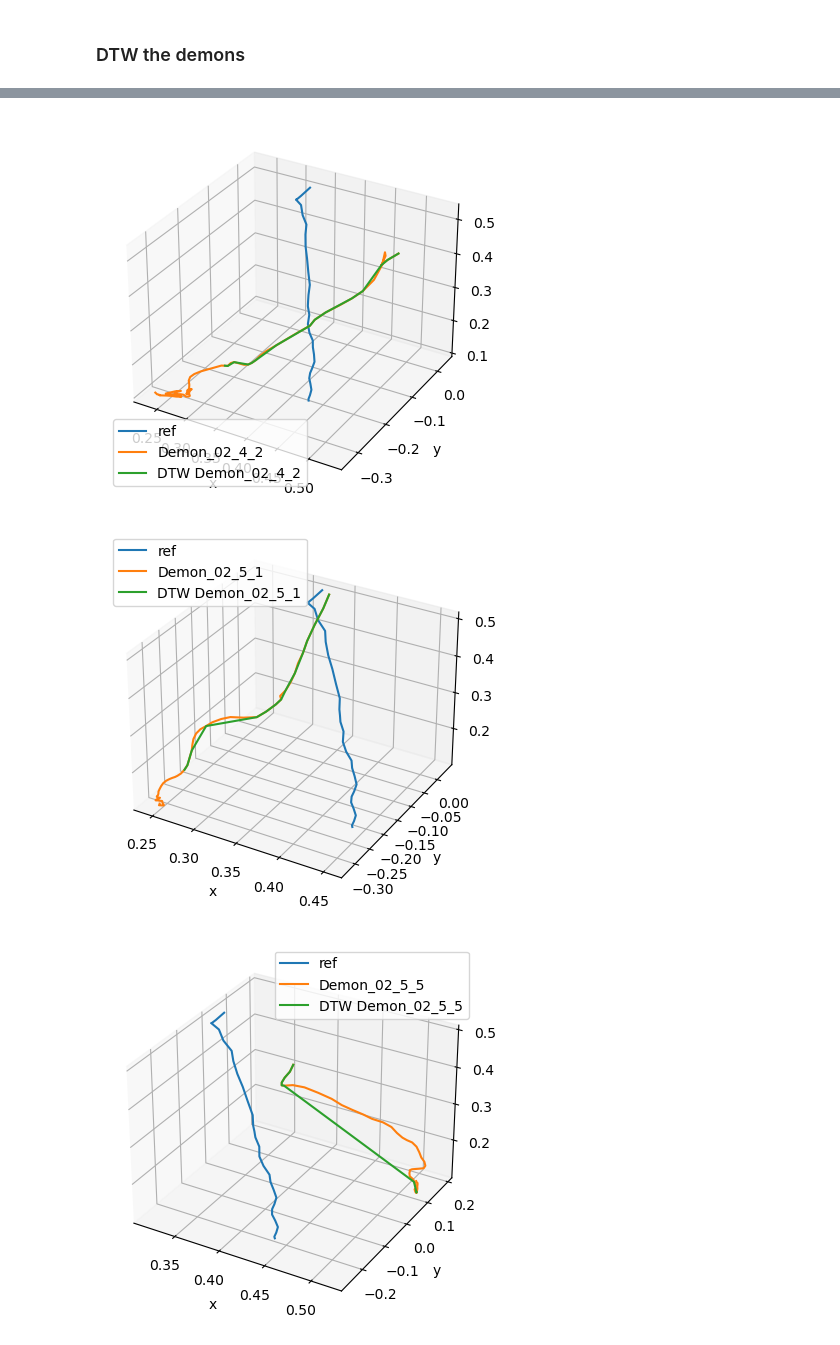
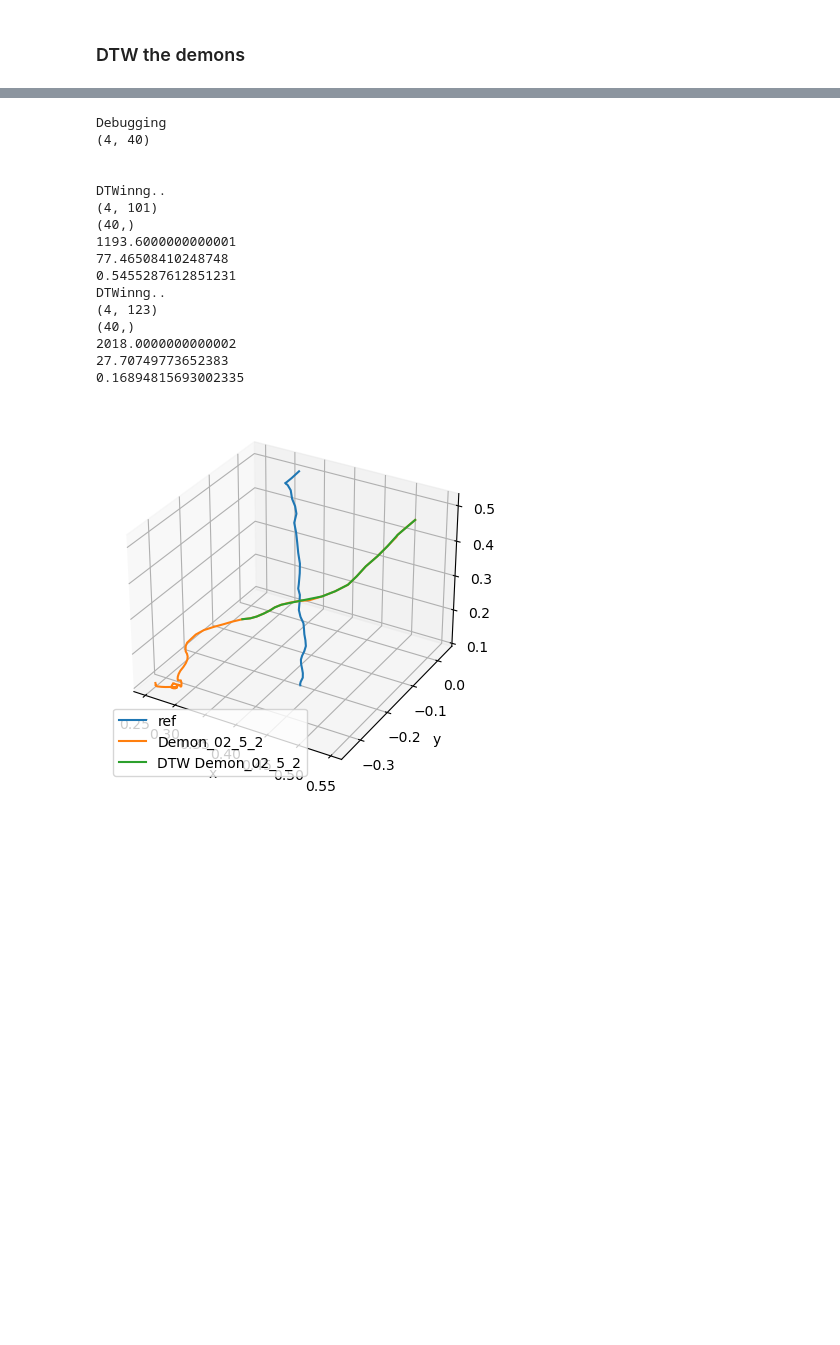
Before and after one commit to zizowasfy/TP-GMM, a Jupyter notebook: scripts/demons_to_samples.ipynb, the cells around one changed output, grey strips where cells are left out. Drawn from its saved outputs; the diff is of its cells as text; code cells hidden in the pictures; blank space fills up the shorter version.

Commit message:
Modified the DTW part
Filter out (keep) the similar demons only and disregard the others

```diff
--- a/scripts/demons_to_samples.ipynb
+++ b/scripts/demons_to_samples.ipynb
@@ -197,6 +197,7 @@ from dtw import *
 print("Reference Demon:")
 ref_arr_Data = np.loadtxt(TPGMM_dir + ref_demon['ref'] + "_sample_Data.txt", delimiter=',')
 print(ref_arr_Data.shape)
+demons_nums_dtw = []
 
 for d in range(nbdemons):
 
@@ -208,6 +209,11 @@ for d in range(nbdemons):
     DTW = dtw(temp_arr_Data[1:,:].T, ref_arr_Data[1:,:].T)
     wq = warp(DTW, index_reference=False)
     print(wq.shape)
+    print(warpArea(DTW))
+    print(DTW.distance)
+    print(DTW.normalizedDistance)
+
+    if (DTW.normalizedDistance >= 0.30): continue
 
     ## Plotting
     fig = plt.figure()
@@ -221,6 +227,8 @@ for d in range(nbdemons):
     ax.set_xlabel('x')
     ax.set_ylabel('y')
     ax.set_zlabel('z')
+
+    plt.show()
 
     ## Saving in .txt
     temp_arr_Data = temp_arr_Data[:,wq]
@@ -276,5 +284,16 @@ for d in range(nbdemons):
     temp_arr_Data = np.loadtxt(TPGMM_dir + demons_nums[d] + "_sample_Data.txt", delimiter=',')
     print(temp_arr_Data.shape)
     print("\n")
+    ##\ Only for debuggin to check the txt file shape
+
+    demons_nums_dtw.append(demons_nums[d])
+
+# Resend the dictionary again after filtering the Demons according to DTW (i.e. keeping the most similar ones)
+ref_demon["demons_nums"] = demons_nums_dtw
+ref_demon["nbDemons"] = len(ref_demon["demons_nums"])
+print("Reference Demon:")
+print(ref_demon)
+with open('/home/zizo/haptics-ctrl_ws/src/tp_gmm/scripts/demons_info2.pkl', 'wb') as fp:
+    pickle.dump(ref_demon, fp)
 # %% [output]
 Reference Demon:
@@ -302,3 +368,17 @@ Debugging
+Debugging
+(4, 40)
+
+
+DTWinng..
+(4, 101)
+(40,)
+1193.6000000000001
+77.46508410248748
+0.5455287612851231
+DTWinng..
+(4, 123)
+(40,)
+2018.0000000000002
+27.70749773652383
+0.16894815693002335
-[figure, old version]
+[figure, new version]
-[figure, removed]
-[figure, removed]
```
Also changed, not shown: parts of 2 cells of this notebook, 17 other files.
